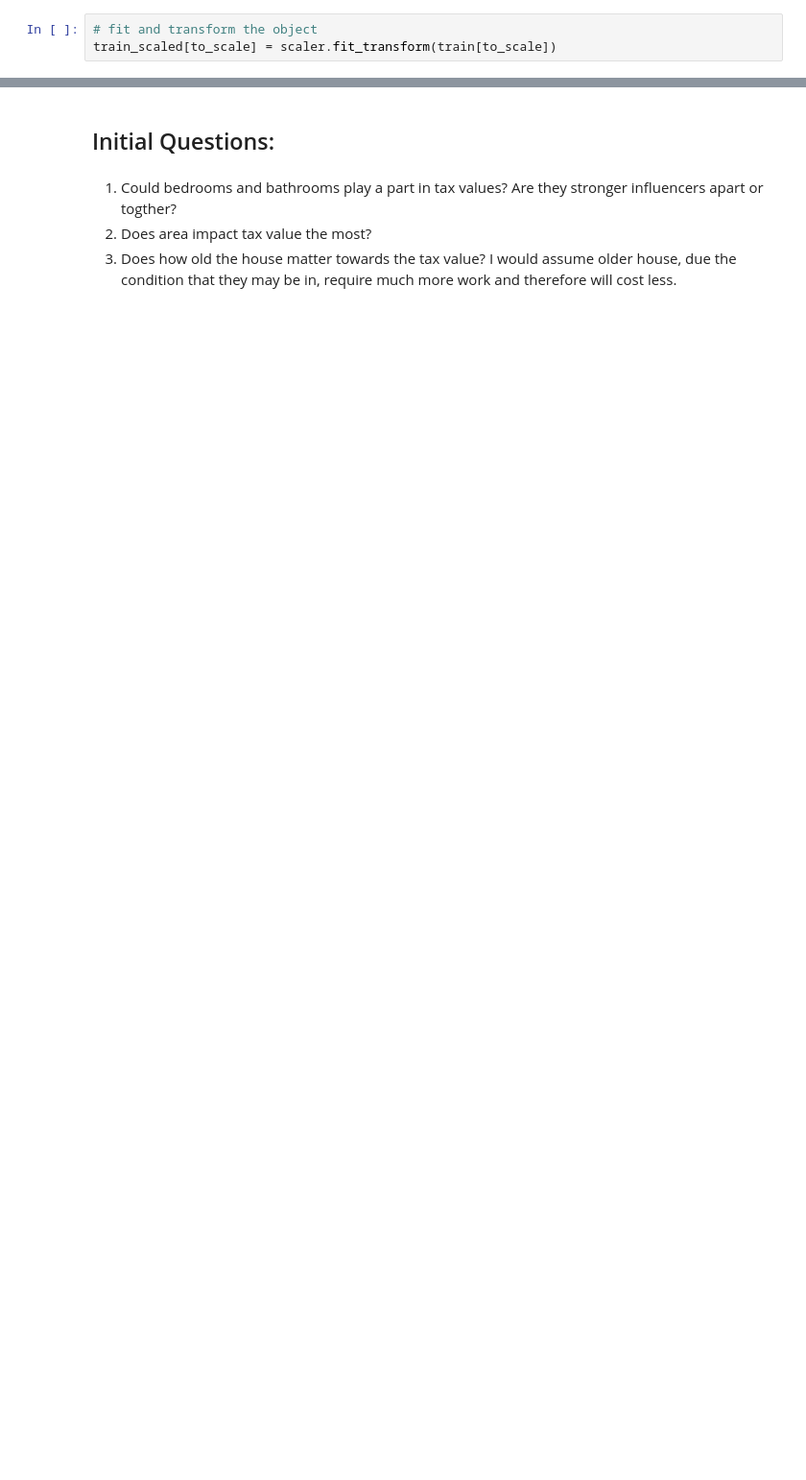
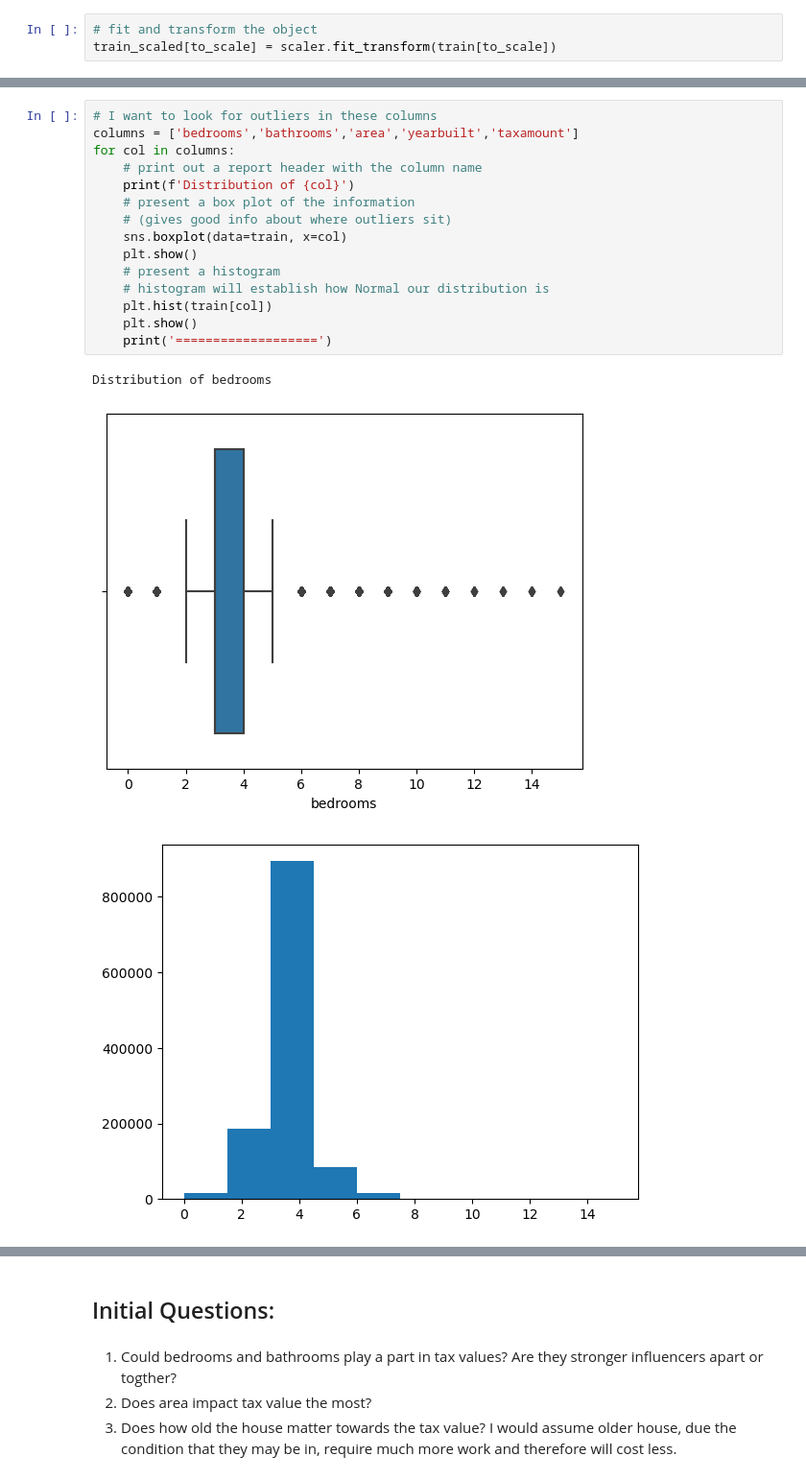
Before and after one commit to NikkideVries/regression-exercises, a Jupyter notebook: explore.ipynb, the cells around one changed output, grey strips where cells are left out. Shown: that part at 96% size. Saved outputs shown, nothing was run; the diff lists cells and outputs as text; blank space fills up the shorter version.

```diff
--- a/explore.ipynb
+++ b/explore.ipynb
@@ -103,0 +128,19 @@ ex.visualize_scaler(scaler=MinMaxScaler(),
+# %%
+# I want to look for outliers in these columns
+columns = ['bedrooms','bathrooms','area','yearbuilt','taxamount']
+for col in columns:
+    # print out a report header with the column name
+    print(f'Distribution of {col}')
+    # present a box plot of the information
+    # (gives good info about where outliers sit)
+    sns.boxplot(data=train, x=col)
+    plt.show()
+    # present a histogram
+    # histogram will establish how Normal our distribution is
+    plt.hist(train[col])
+    plt.show()
+    print('===================')
+# %% [output]
+Distribution of bedrooms
+[figure, added]
+[figure, added]
```
Also changed, not shown: parts of 28 cells of this notebook.
